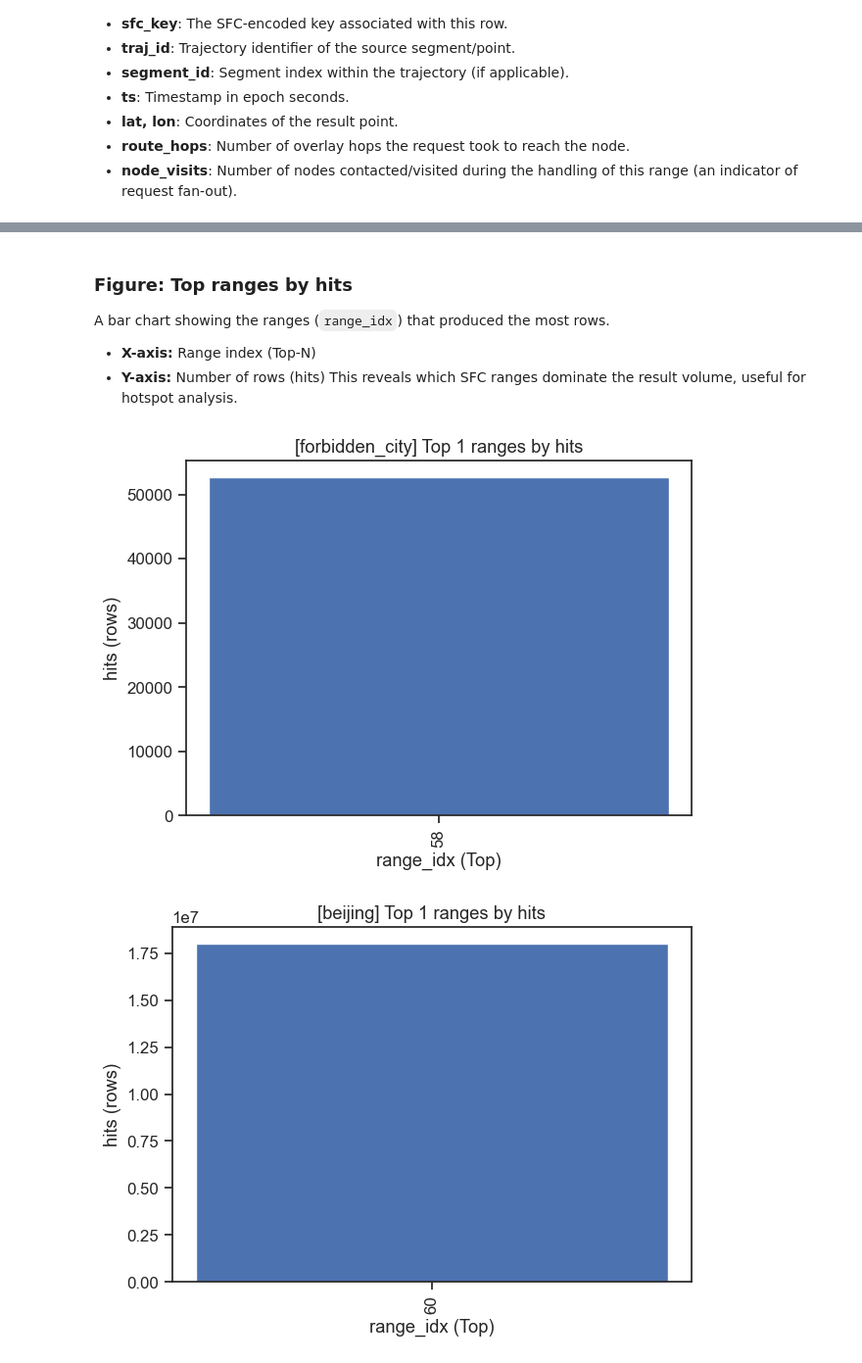
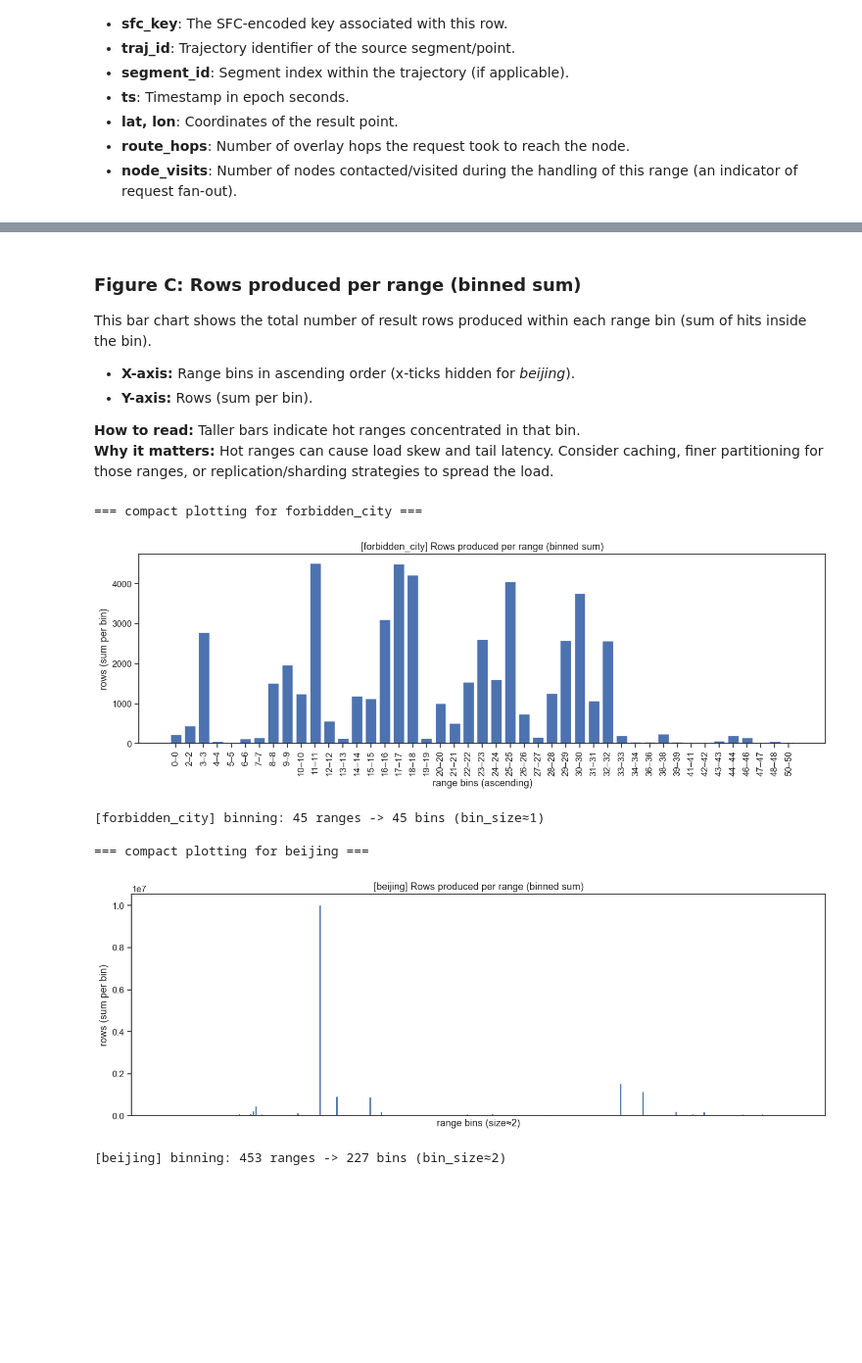
Before and after one commit to yezhan14promax/P2PSTA, a Jupyter notebook: implementation/py/visualisation.ipynb, the cells around one changed output, grey strips where cells are left out. Shown at 98% size. Cells and saved outputs as stored; diff of their text form; code cells hidden in the pictures; blank space fills up the shorter version.

```diff
--- a/implementation/py/visualisation.ipynb
+++ b/implementation/py/visualisation.ipynb
@@ -608,7 +611,7 @@ fig, axes = plt.subplots(1, 2, figsize=(12, 5))
 
 for ax, (name, df) in zip(axes, dfs.items()):
     if df.empty:
-        ax.set_title(f'{name} 无数据')
+        ax.set_title(f'{name} no data')
         continue
     plot_df = df.sample(n=min(5000, len(df)), random_state=42)
     ax.scatter(plot_df.lon, plot_df.lat, s=1, alpha=0.3)
@@ -736,24 +888,54 @@ for name, df in dfs.items():
 # %% [markdown]
-### Figure: Top ranges by hits
-A bar chart showing the ranges (`range_idx`) that produced the most rows.
-- **X-axis:** Range index (Top-N)
-- **Y-axis:** Number of rows (hits)
-This reveals which SFC ranges dominate the result volume, useful for hotspot analysis.
+### Figure C: Rows produced per range (binned sum)
+This bar chart shows the total number of result rows produced within each range bin (sum of hits inside the bin).
+
+- **X-axis:** Range bins in ascending order (x-ticks hidden for *beijing*).
+- **Y-axis:** Rows (sum per bin).
+
+**How to read:** Taller bars indicate hot ranges concentrated in that bin.
+**Why it matters:** Hot ranges can cause load skew and tail latency. Consider caching, finer partitioning for those ranges, or replication/sharding strategies to spread the load.
 # %%
-for name, df in dfs.items():
-    grp = df.groupby("range_idx").size().sort_values(ascending=False)
-    if grp.empty:
-        continue
-    top = grp.head(TOP_N)
+def plot_compact_for_query(name:str, df:pd.DataFrame):
+    # 统一升序
+    ranges = sorted(df["range_idx"].dropna().astype(int).unique().tolist())
+    if not ranges:
+        print(f"[WARN] {name}: no ranges found.")
+        return
 
-    plt.figure()
-    plt.bar(top.index.astype(int).astype(str), top.values.astype(int))
-    plt.xlabel("range_idx (Top)")
-    plt.ylabel("hits (rows)")
-    plt.title(f"[{name}] Top {len(top)} ranges by hits")
-    plt.xticks(rotation=90)
+    # --- 生成分桶映射 ---
+    bin_ids, bin_labels, bin_size = make_bins(ranges, TARGET_POINTS)
+    B = bin_ids.max() + 1
+    x = np.arange(B)
+
+    # === 图3：每个桶的 hits（桶内求“和”）===
+    hits = df.groupby("range_idx").size().reindex(ranges).fillna(0).astype(int)
+    hits_df = pd.DataFrame({"range_idx": ranges, "hits": hits.values})
+    hits_df["bin"] = hits_df["range_idx"].map(bin_ids.to_dict())
+    hits_bin = hits_df.groupby("bin")["hits"].sum()
+
+    plt.figure(figsize=(MAX_FIG_WIDTH, 5))
+    plt.bar(x, hits_bin.values)
+    if name == "beijing":
+        plt.xticks([])
+        plt.xlabel(f"range bins (size≈{bin_size})")
+    else:
+        plt.xticks(x, bin_labels, rotation=90)
+        plt.xlabel("range bins (ascending)")
+    plt.ylabel("rows (sum per bin)")
+    plt.title(f"[{name}] Rows produced per range (binned sum)")
     plt.tight_layout()
     plt.show()
+
+    print(f"[{name}] binning: {len(ranges)} ranges -> {B} bins (bin_size≈{bin_size})")
+
+for name, df in dfs.items():
+    print(f"\n=== compact plotting for {name} ===")
+    plot_compact_for_query(name, df)
 # %% [output]
+=== compact plotting for forbidden_city ===
-[figure, old version]
+[figure, new version]
+[forbidden_city] binning: 45 ranges -> 45 bins (bin_size≈1)
+
+=== compact plotting for beijing ===
-[figure, old version]
+[figure, new version]
+[beijing] binning: 453 ranges -> 227 bins (bin_size≈2)
```
Also changed, not shown: parts of 27 cells of this notebook, 7 other files.
